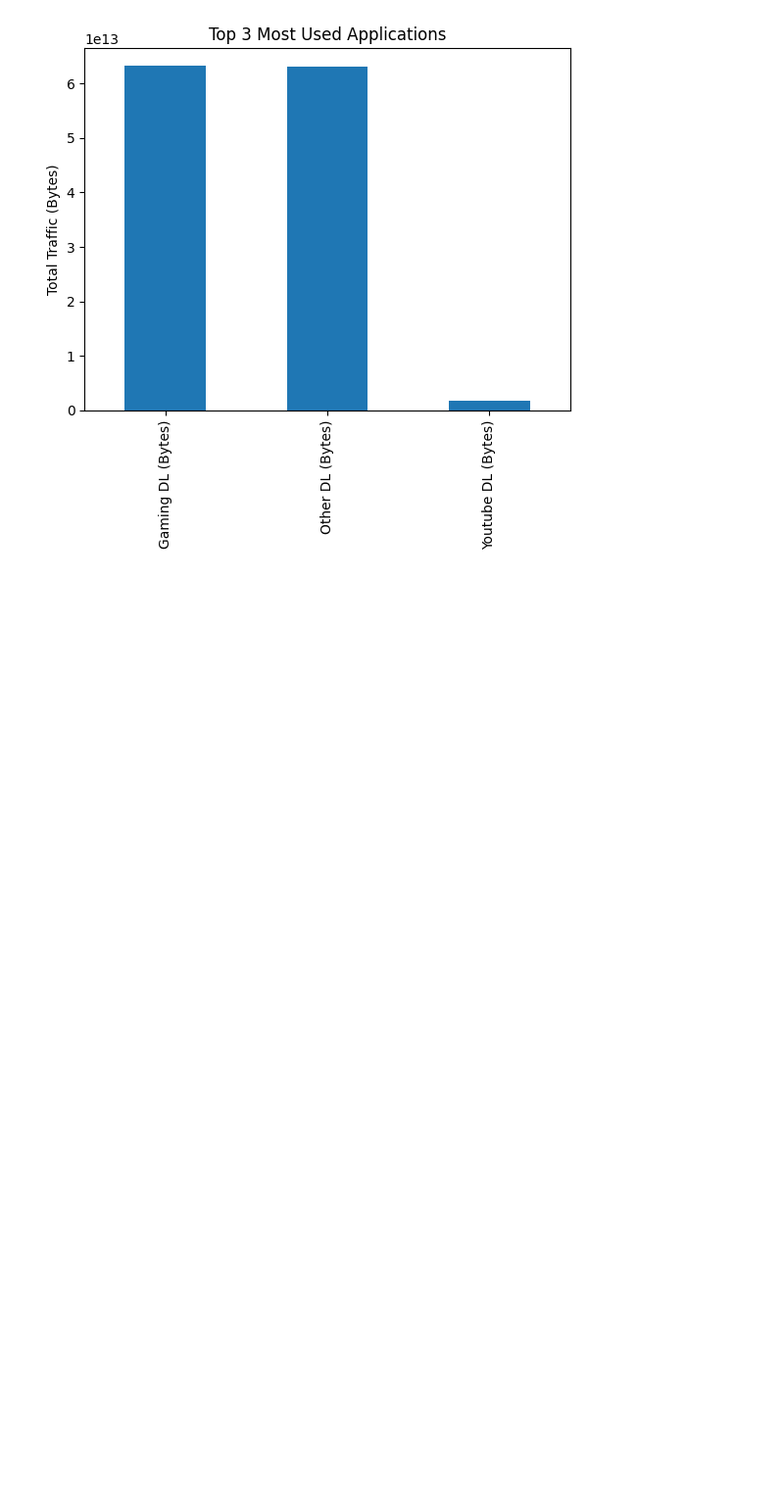
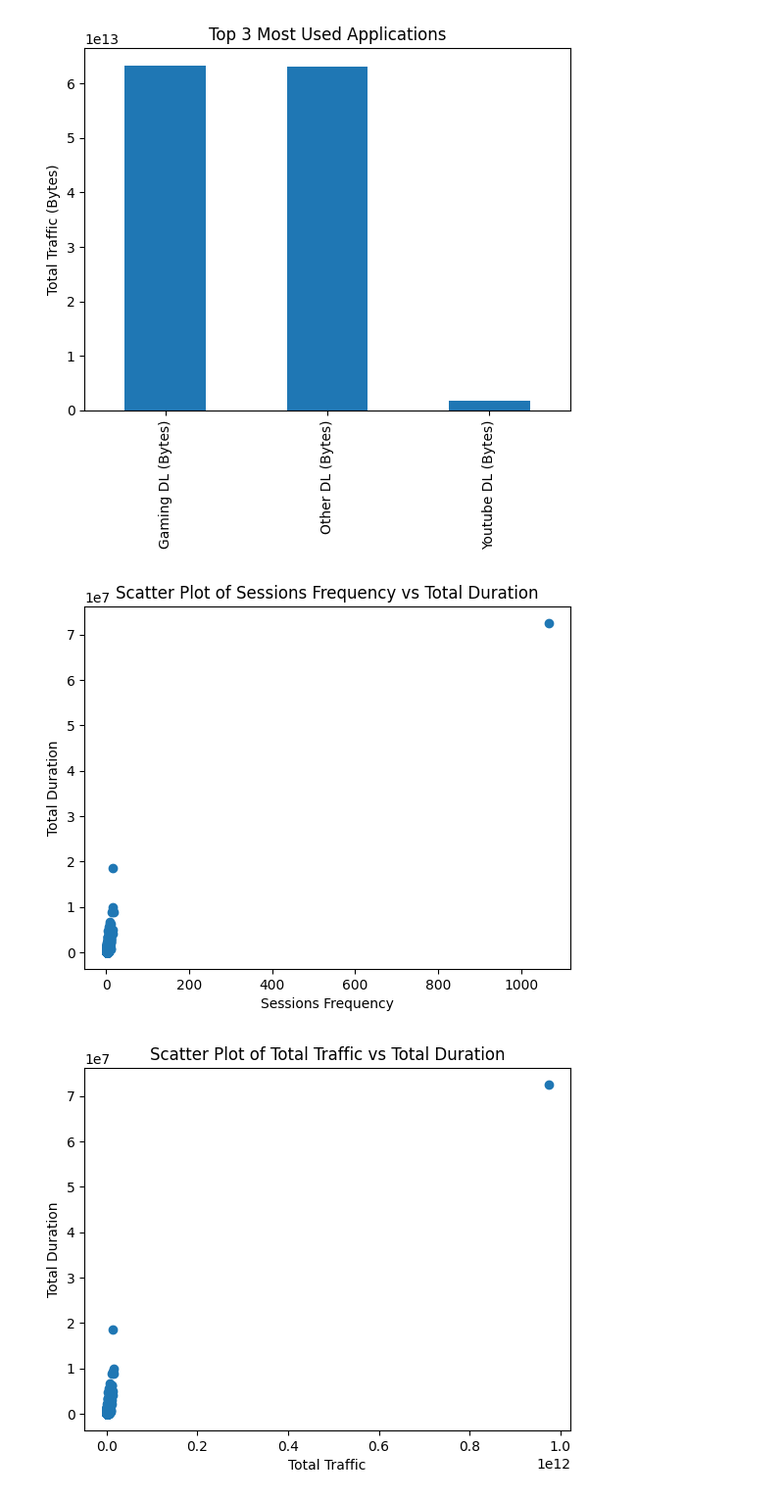
Before and after one commit to neimaNasir/telecom-analysis, a Jupyter notebook: notebooks/user-engagement-analysis.ipynb, the cells around one changed output. Shown at 98% size. Cells and saved outputs as stored; diff of their text form; code cells hidden in the pictures; blank space fills up the shorter version.

```diff
--- a/notebooks/user-engagement-analysis.ipynb
+++ b/notebooks/user-engagement-analysis.ipynb
@@ -305,3 +305,22 @@ plt.ylabel('Total Traffic (Bytes)')
 plt.show()
 # %% [output]
 [figure]
+# %%
+import matplotlib.pyplot as plt
+
+# Scatter plot of sessions frequency vs total duration
+plt.scatter(agg_data['sessions_frequency'], agg_data['total_duration'])
+plt.xlabel('Sessions Frequency')
+plt.ylabel('Total Duration')
+plt.title('Scatter Plot of Sessions Frequency vs Total Duration')
+plt.show()
+
+# Scatter plot of total traffic vs total duration
+plt.scatter(agg_data['total_traffic'], agg_data['total_duration'])
+plt.xlabel('Total Traffic')
+plt.ylabel('Total Duration')
+plt.title('Scatter Plot of Total Traffic vs Total Duration')
+plt.show()
+# %% [output]
+[figure, added]
+[figure, added]
```
Also changed, not shown: parts of 1 cell of this notebook.
